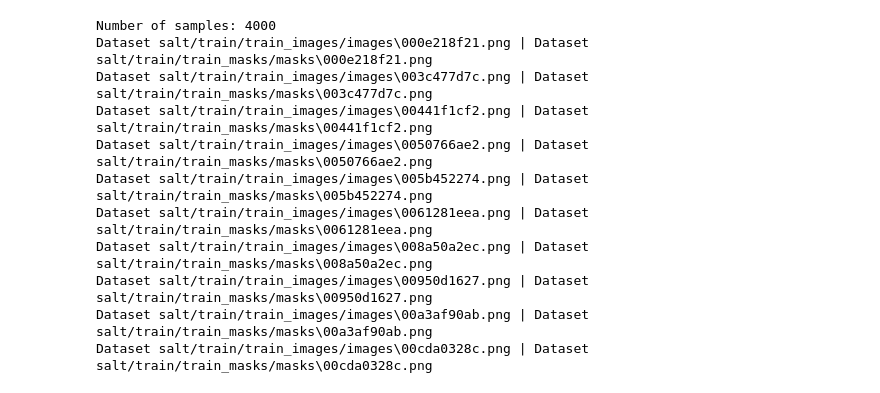
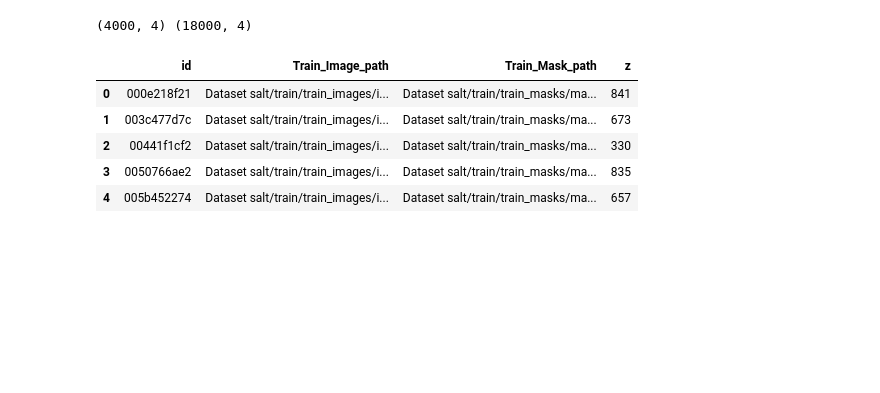
Before and after one commit to wendeljuliao/Salt-Kaggle, a Jupyter notebook: identifySalt.ipynb, the cells around one changed output. Drawn from its saved outputs; the diff is of its cells as text; code cells hidden in the pictures; blank space fills up the shorter version.

```diff
--- a/identifySalt.ipynb
+++ b/identifySalt.ipynb
@@ -13,40 +23,48 @@ import numpy as np
 # %%
 import os
 
-input_dir = "Dataset salt/train/train_images/images"
-target_dir = "Dataset salt/train/train_masks/masks"
-img_size = (160, 160)
-num_classes = 1
-batch_size = 32
+Train_Image_folder = "Dataset salt/train/train_images/images/"
+Train_Mask_folder = "Dataset salt/train/train_masks/masks/"
+Test_Image_folder = "Dataset salt/test/images/"
+Train_Image_name = os.listdir(Train_Image_folder)
+Test_Image_name = os.listdir(Test_Image_folder)
+Train_Image_path = []
+Train_Mask_path = []
+Train_id = []
 
-input_img_paths = sorted(
-    [
-        os.path.join(input_dir, fname)
-        for fname in os.listdir(input_dir)
-        if fname.endswith(".png")
-    ]
-)
-target_img_paths = sorted(
-    [
-        os.path.join(target_dir, fname)
-        for fname in os.listdir(target_dir)
-        if fname.endswith(".png") and not fname.startswith(".")
-    ]
-)
+for i in Train_Image_name:
+    path1 = Train_Image_folder + i
+    path2 = Train_Mask_folder + i
+    id1 = i.split(sep='.')[0]
+    Train_Image_path.append(path1)
+    Train_Mask_path.append(path2)
+    Train_id.append(id1)
 
-print("Number of samples:", len(input_img_paths))
+Test_Image_path = []
+Test_id = []
 
-for input_path, target_path in zip(input_img_paths[:10], target_img_paths[:10]):
-    print(input_path, "|", target_path)
+for i in Test_Image_name:
+    path = Test_Image_folder + i
+    id2 = i.split(sep='.')[0]
+    Test_Image_path.append(path)
+    Test_id.append(id2)
+
+df_Train_path = pd.DataFrame({'id': Train_id, 'Train_Image_path': Train_Image_path, 'Train_Mask_path': Train_Mask_path})
+df_Test_path = pd.DataFrame({'id': Test_id, 'Test_Image_path': Test_Image_path})
+
+df_depths = pd.read_csv('./depths.csv')
+df_sub = pd.read_csv('./sample_submission.csv')
+df_Train_path = df_Train_path.merge(df_depths, on='id', how='left')
+df_Test_path = df_Test_path.merge(df_depths, on='id', how='left')
+df_Test_path = df_sub.merge(df_Test_path, on='id', how='left')
+
+print(df_Train_path.shape, df_Test_path.shape)
+df_Train_path.head()
 # %% [output]
-Number of samples: 4000
-Dataset salt/train/train_images/images\000e218f21.png | Dataset salt/train/train_masks/masks\000e218f21.png
-Dataset salt/train/train_images/images\003c477d7c.png | Dataset salt/train/train_masks/masks\003c477d7c.png
-Dataset salt/train/train_images/images\00441f1cf2.png | Dataset salt/train/train_masks/masks\00441f1cf2.png
-Dataset salt/train/train_images/images\0050766ae2.png | Dataset salt/train/train_masks/masks\0050766ae2.png
-Dataset salt/train/train_images/images\005b452274.png | Dataset salt/train/train_masks/masks\005b452274.png
-Dataset salt/train/train_images/images\0061281eea.png | Dataset salt/train/train_masks/masks\0061281eea.png
-Dataset salt/train/train_images/images\008a50a2ec.png | Dataset salt/train/train_masks/masks\008a50a2ec.png
-Dataset salt/train/train_images/images\00950d1627.png | Dataset salt/train/train_masks/masks\00950d1627.png
-Dataset salt/train/train_images/images\00a3af90ab.png | Dataset salt/train/train_masks/masks\00a3af90ab.png
-Dataset salt/train/train_images/images\00cda0328c.png | Dataset salt/train/train_masks/masks\00cda0328c.png
+(4000, 4) (18000, 4)
+|  | id | Train_Image_path | Train_Mask_path | z |
+| 0 | 000e218f21 | Dataset salt/train/train_images/i... | Dataset salt/train/train_masks/ma... | 841 |
+| 1 | 003c477d7c | Dataset salt/train/train_images/i... | Dataset salt/train/train_masks/ma... | 673 |
+| 2 | 00441f1cf2 | Dataset salt/train/train_images/i... | Dataset salt/train/train_masks/ma... | 330 |
+| 3 | 0050766ae2 | Dataset salt/train/train_images/i... | Dataset salt/train/train_masks/ma... | 835 |
+| 4 | 005b452274 | Dataset salt/train/train_images/i... | Dataset salt/train/train_masks/ma... | 657 |
```
Also changed, not shown: parts of 14 cells of this notebook.
